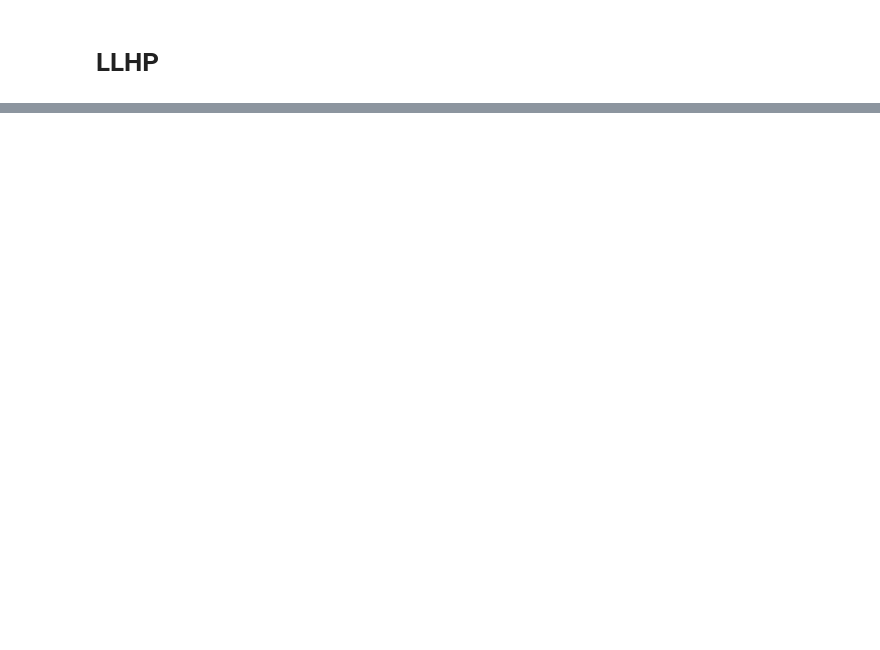
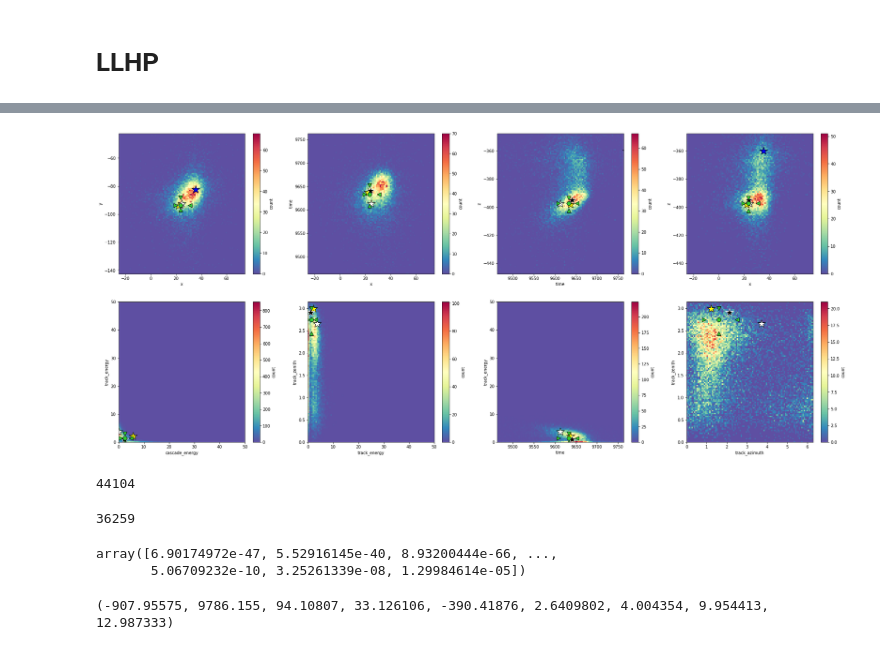
Before and after one commit to icecube/retro, a Jupyter notebook: notebooks/LLH_space_exploration.ipynb, the cells around one changed output, grey strips where cells are left out. Cells and saved outputs as stored; diff of their text form; code cells hidden in the pictures; blank space fills up the shorter version.

```diff
--- a/notebooks/LLH_space_exploration.ipynb
+++ b/notebooks/LLH_space_exploration.ipynb
@@ -349,0 +278,21 @@ mn_stats
+# %%
+fig, axes = plt.subplots(figsize=(32, 14), ncols=4, nrows=2)
+plot(fig, axes[0,0], 'xy', data, estimator, truth, spe, var='count')
+plot(fig, axes[0,1], 'xt', data, estimator, truth, spe, var='count')
+plot(fig, axes[0,2], 'tz', data, estimator, truth, spe, var='count')
+plot(fig, axes[0,3], 'xz', data, estimator, truth, spe, var='count')
+plot(fig, axes[1,0], 'energy', data, estimator, truth, spe, var='count')
+plot(fig, axes[1,1], 'ezen', data, estimator, truth, spe, var='count')
+plot(fig, axes[1,2], 'ten', data, estimator, truth, spe, var='count')
+plot(fig, axes[1,3], 'azzen', data, estimator, truth, spe, var='count')
+#fig.savefig('before.png')
+# %% [output]
+[figure, added]
+# %%
+np.argmax(llhp['llh'])
+# %% [output]
+44104
+# %%
+len(llhp.data)
+# %% [output]
+36259
@@ -349,0 +301,9 @@ mn_stats
+# %%
+chi2
+# %% [output]
+array([6.90174972e-47, 5.52916145e-40, 8.93200444e-66, ...,
+       5.06709232e-10, 3.25261339e-08, 1.29984614e-05])
+# %%
+llhp[np.argmax(llhp['llh'])]
+# %% [output]
+(-907.95575, 9786.155, 94.10807, 33.126106, -390.41876, 2.6409802, 4.004354, 9.954413, 12.987333)
```
Also changed, not shown: parts of 48 cells of this notebook, 5 other files.
